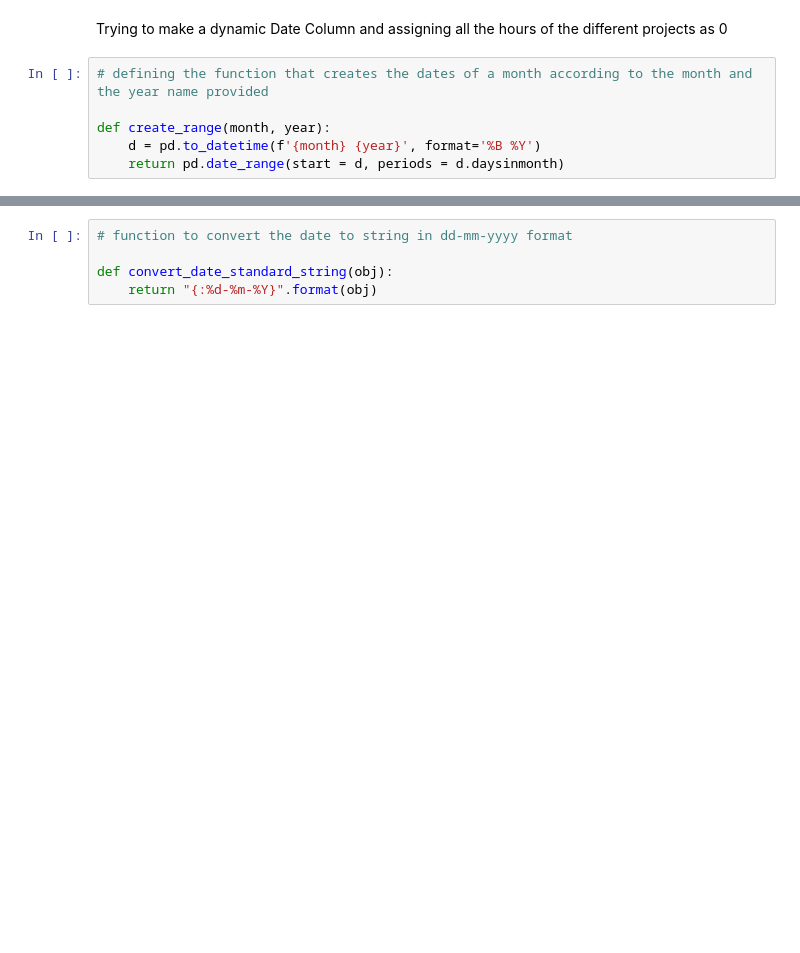
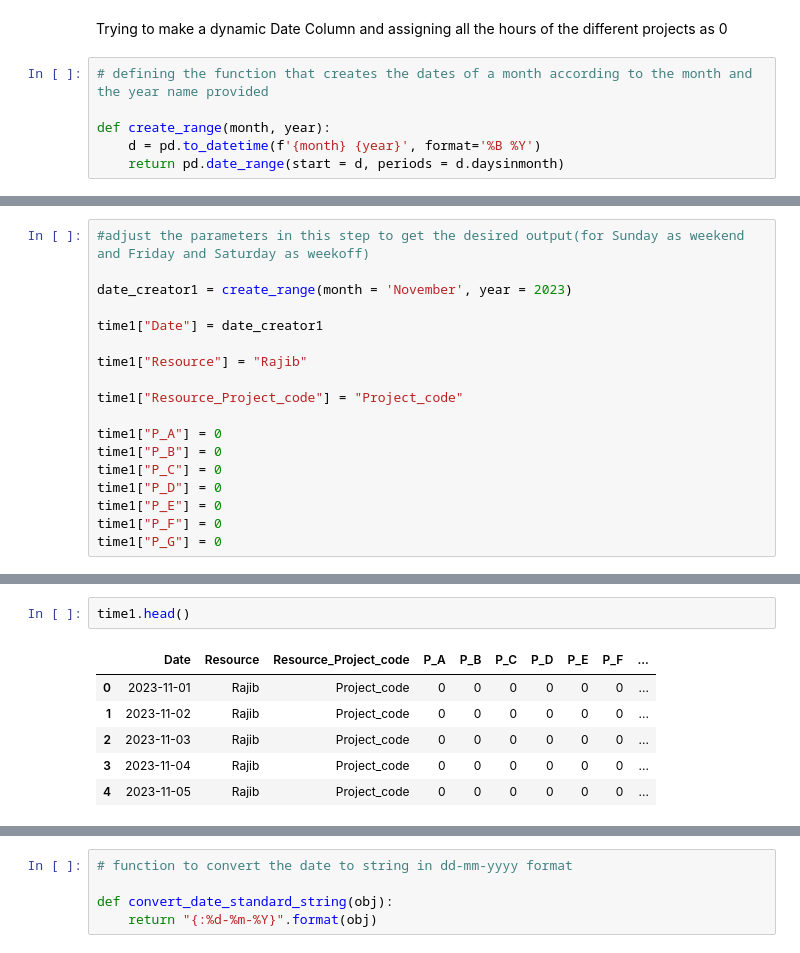
Before and after one commit to gouravk1997/Demo_repository, a Jupyter notebook: Automation-timesheet-code.ipynb, the cells around one changed output, grey strips where cells are left out. Drawn from its saved outputs; the diff is of its cells as text; blank space fills up the shorter version.

```diff
--- a/Automation-timesheet-code.ipynb
+++ b/Automation-timesheet-code.ipynb
@@ -54,3 +63,21 @@ time["P_D"] = 0
 time["P_E"] = 0
 time["P_F"] = 0
 time["P_G"] = 0
+# %%
+#adjust the parameters in this step to get the desired output(for Sunday as weekend and Friday and Saturday as weekoff)
+
+date_creator1 = create_range(month = 'November', year = 2023)
+
+time1["Date"] = date_creator1
+
+time1["Resource"] = "Rajib"
+
+time1["Resource_Project_code"] = "Project_code"
+
+time1["P_A"] = 0
+time1["P_B"] = 0
+time1["P_C"] = 0
+time1["P_D"] = 0
+time1["P_E"] = 0
+time1["P_F"] = 0
+time1["P_G"] = 0
@@ -65,0 +111,9 @@ time.head()
+# %%
+time1.head()
+# %% [output]
+|  | Date | Resource | Resource_Project_code | P_A | P_B | P_C | P_D | P_E | P_F | ... |
+| 0 | 2023-11-01 | Rajib | Project_code | 0 | 0 | 0 | 0 | 0 | 0 | ... |
+| 1 | 2023-11-02 | Rajib | Project_code | 0 | 0 | 0 | 0 | 0 | 0 | ... |
+| 2 | 2023-11-03 | Rajib | Project_code | 0 | 0 | 0 | 0 | 0 | 0 | ... |
+| 3 | 2023-11-04 | Rajib | Project_code | 0 | 0 | 0 | 0 | 0 | 0 | ... |
+| 4 | 2023-11-05 | Rajib | Project_code | 0 | 0 | 0 | 0 | 0 | 0 | ... |
```
Also changed, not shown: parts of 25 cells of this notebook.
